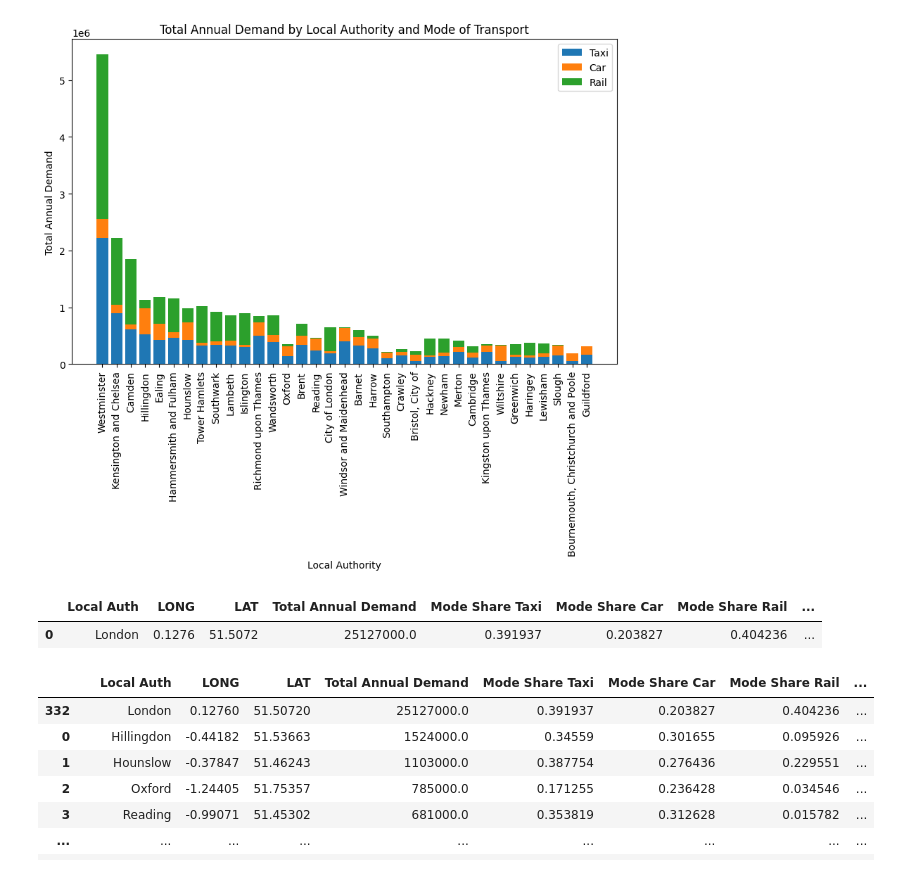
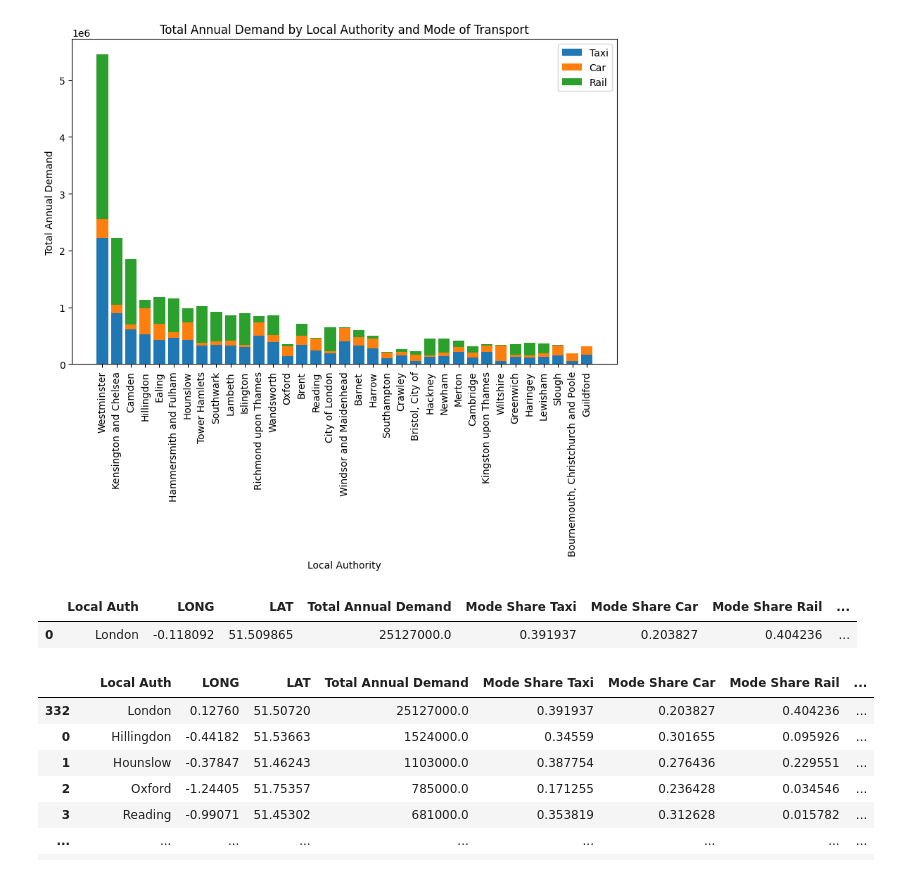
Before and after one commit to majdyousof/imperialgroupproject, a Jupyter notebook: Dom/Heathrow_OD.ipynb, the cells around one changed output. Drawn from its saved outputs; the diff is of its cells as text; code cells hidden in the pictures.

```diff
--- a/Dom/Heathrow_OD.ipynb
+++ b/Dom/Heathrow_OD.ipynb
@@ -88,31 +77,31 @@ plt.show()
 # %%
 #Grouping London Local Authorities together
 London_local_authorities = [
     'Westminster', 'Wandsworth', 'Waltham Forest', 'Tower Hamlets', 'Sutton',
     'Southwark', 'Richmond upon Thames', 'Redbridge', 'Newham', 'Merton',
     'Lewisham', 'Lambeth', 'Kingston upon Thames', 'Kensington and Chelsea',
     'Islington',
     'Havering', 'Harrow', 'Haringey',
     'Hammersmith and Fulham', 'Hackney', 'Greenwich', 'Enfield', 'Ealing',
     'Croydon', 'Camden', 'Bromley', 'Brent', 'Bexley', 'Barnet',
     'Barking and Dagenham', 'City of London'
 ]
 #'Hounslow', 'Hillingdon',
 London_OD_sorted = OD_sorted[OD_sorted['Local Auth'].isin(London_local_authorities)]
 London_indexes = OD_sorted[OD_sorted['Local Auth'].isin(London_local_authorities)].index
 London_total=OD_sorted.loc[London_indexes].sum()
 London_sum=London_total["Mode Share Taxi"]+London_total["Mode Share Car"]+London_total["Mode Share Rail"]
 London_total["Mode Share Taxi"]=London_total["Mode Share Taxi"]/London_sum
 London_total["Mode Share Car"]=London_total["Mode Share Car"]/London_sum
 London_total["Mode Share Rail"]=London_total["Mode Share Rail"]/London_sum
 London_total["Local Auth"]="London"
 London_total = London_total.to_frame().transpose()
-London_total["LONG"]=0.1276
-London_total["LAT"]=51.5072
+London_total["LONG"]=-0.118092
+London_total["LAT"]=51.509865
 London_total
 # %% [output]
 |  | Local Auth | LONG | LAT | Total Annual Demand | Mode Share Taxi | Mode Share Car | Mode Share Rail | ... |
-| 0 | London | 0.1276 | 51.5072 | 25127000.0 | 0.391937 | 0.203827 | 0.404236 | ... |
+| 0 | London | -0.118092 | 51.509865 | 25127000.0 | 0.391937 | 0.203827 | 0.404236 | ... |
 # %%
 #Removing London Authorities from Dataset and adding a new entry of total London
 OD_noLondon=OD_sorted.drop(index=London_indexes)
```
Also changed, not shown: parts of 2 cells of this notebook.
